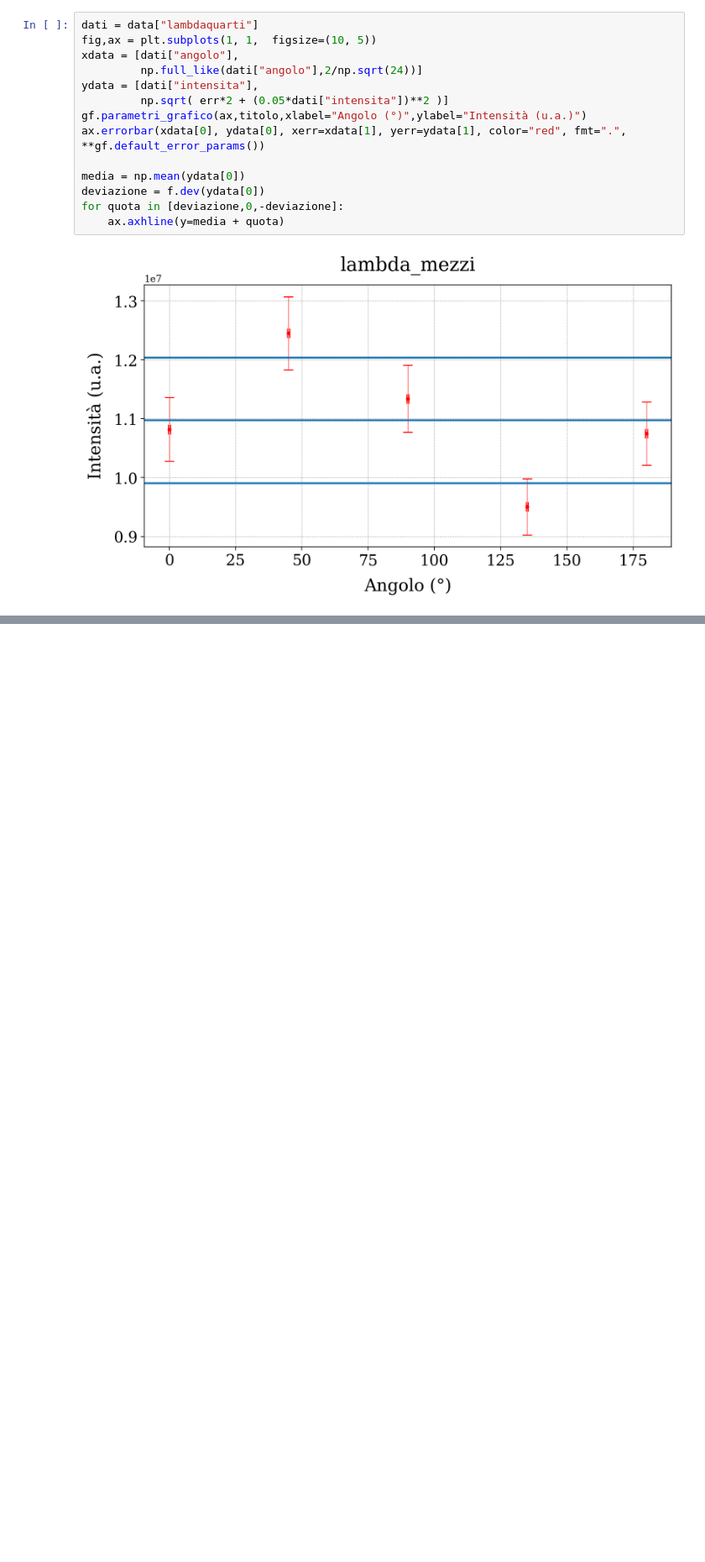
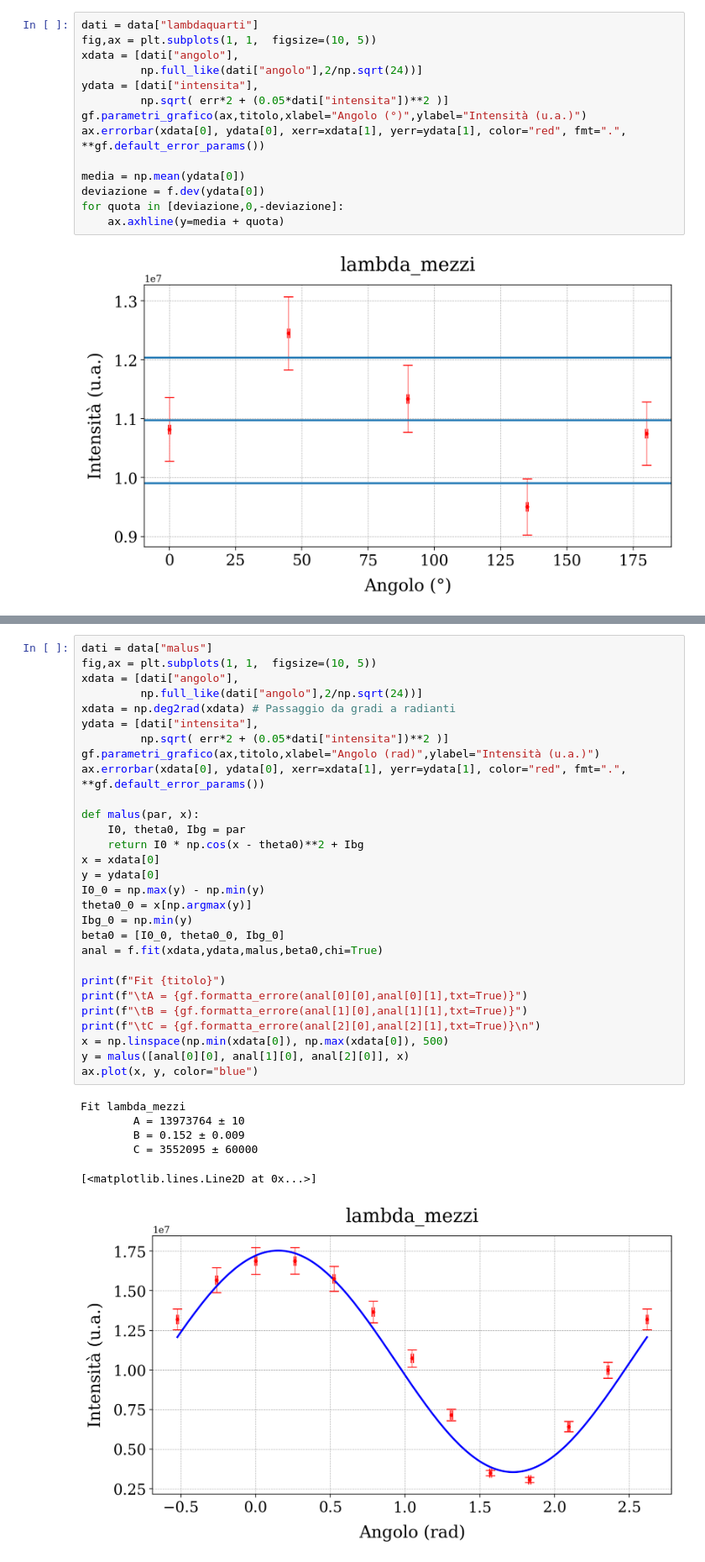
Before and after one commit to nichettg/Codici, a Jupyter notebook: 2. Ottica Ondulatoria/analisi.ipynb, the cells around one changed output, grey strips where cells are left out. Shown at 84% size. Saved outputs shown, nothing was run; the diff lists cells and outputs as text; blank space fills up the shorter version.

```diff
--- a/2. Ottica Ondulatoria/analisi.ipynb
+++ b/2. Ottica Ondulatoria/analisi.ipynb
@@ -171,0 +176,36 @@ for quota in [deviazione,0,-deviazione]:
+# %%
+dati = data["malus"]
+fig,ax = plt.subplots(1, 1,  figsize=(10, 5))
+xdata = [dati["angolo"],
+         np.full_like(dati["angolo"],2/np.sqrt(24))]
+xdata = np.deg2rad(xdata) # Passaggio da gradi a radianti
+ydata = [dati["intensita"],
+         np.sqrt( err*2 + (0.05*dati["intensita"])**2 )]
+gf.parametri_grafico(ax,titolo,xlabel="Angolo (rad)",ylabel="Intensità (u.a.)")
+ax.errorbar(xdata[0], ydata[0], xerr=xdata[1], yerr=ydata[1], color="red", fmt=".", **gf.default_error_params())
+
+def malus(par, x):
+    I0, theta0, Ibg = par
+    return I0 * np.cos(x - theta0)**2 + Ibg
+x = xdata[0]
+y = ydata[0]
+I0_0 = np.max(y) - np.min(y)
+theta0_0 = x[np.argmax(y)]
+Ibg_0 = np.min(y)
+beta0 = [I0_0, theta0_0, Ibg_0]
+anal = f.fit(xdata,ydata,malus,beta0,chi=True)
+
+print(f"Fit {titolo}")
+print(f"\tA = {gf.formatta_errore(anal[0][0],anal[0][1],txt=True)}")
+print(f"\tB = {gf.formatta_errore(anal[1][0],anal[1][1],txt=True)}")
+print(f"\tC = {gf.formatta_errore(anal[2][0],anal[2][1],txt=True)}\n")
+x = np.linspace(np.min(xdata[0]), np.max(xdata[0]), 500)
+y = malus([anal[0][0], anal[1][0], anal[2][0]], x)
+ax.plot(x, y, color="blue")
+# %% [output]
+Fit lambda_mezzi
+        A = 13973764 ± 10
+        B = 0.152 ± 0.009
+        C = 3552095 ± 60000
+[<matplotlib.lines.Line2D at 0x...>]
+[figure, added]
```
Also changed, not shown: parts of 2 cells of this notebook, 2 other files.
